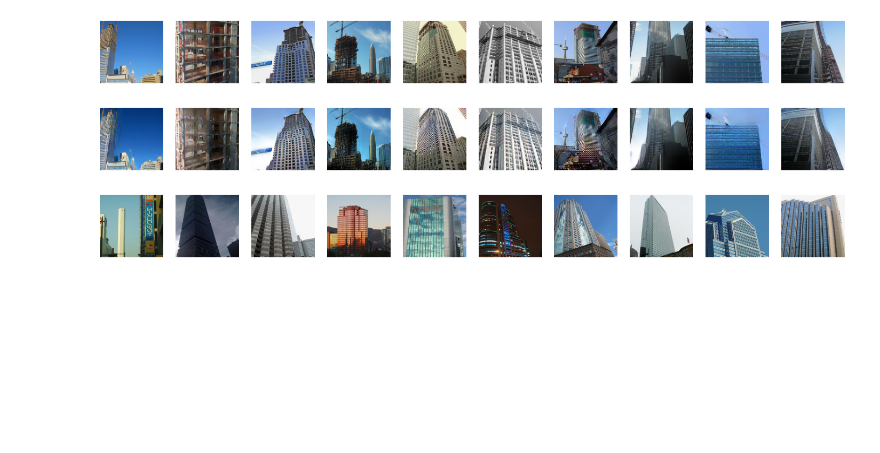
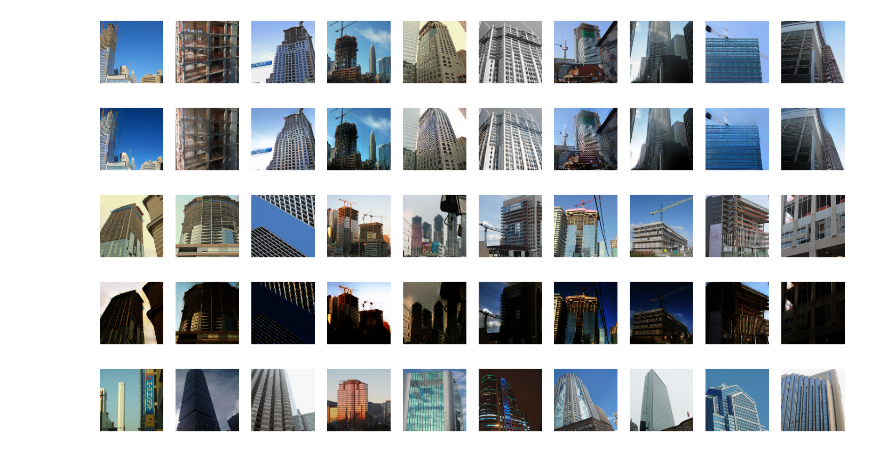
Before and after one commit to FlorianSp2000/deep-learning-project, a Jupyter notebook: building_testing/visualizer.ipynb, the cells around one changed output. Cells and saved outputs as stored; diff of their text form; code cells hidden in the pictures; blank space fills up the shorter version.

```diff
--- a/building_testing/visualizer.ipynb
+++ b/building_testing/visualizer.ipynb
@@ -18,19 +18,19 @@ from PIL import Image
 
 data_path = expanduser('~/datasets')
 # %%
-batch_size = 16
+batch_size = 10
 
-A_train = torch.load("A.pt")
-B_train = torch.load("B.pt")
+A_train = torch.load("A_old.pt")
+B_train = torch.load("B_old.pt")
 
 A_loader_train = torch.utils.data.DataLoader(A_train, batch_size=batch_size, shuffle=True, drop_last=True)
 B_loader_train = torch.utils.data.DataLoader(B_train, batch_size=batch_size, shuffle=True, drop_last=True)
 
-A_test = torch.load("A_test.pt")
-B_test = torch.load("B_test.pt")
+A_test = torch.load("A_old_test.pt")
+B_test = torch.load("B_old_test.pt")
 
-A_loader_test = torch.utils.data.DataLoader(A_test, batch_size=10, shuffle=True, drop_last=True)
-B_loader_test = torch.utils.data.DataLoader(B_test, batch_size=10, shuffle=True, drop_last=True)
+A_loader_test = torch.utils.data.DataLoader(A_test, batch_size=batch_size, shuffle=True, drop_last=True)
+B_loader_test = torch.utils.data.DataLoader(B_test, batch_size=batch_size, shuffle=True, drop_last=True)
 # %%
 class ResBlock(nn.Module):
     def __init__(self, channels):
@@ -162,6 +162,17 @@ show(res)
 # %% [output]
 [figure]
 [figure]
+# %%
+train_a = next(iter(A_loader_train))
+train_a = transform_pipeline(train_a)
+
+show(train_a[:10])
+
+res = G_ab(train_a[:10].cuda()).cpu().detach()
+show(res)
+# %% [output]
+[figure, added]
+[figure, added]
 # %%
 train_b = next(iter(B_loader_train))
 train_b = transform_pipeline(train_b)
```
Also changed, not shown: 6 other files.
